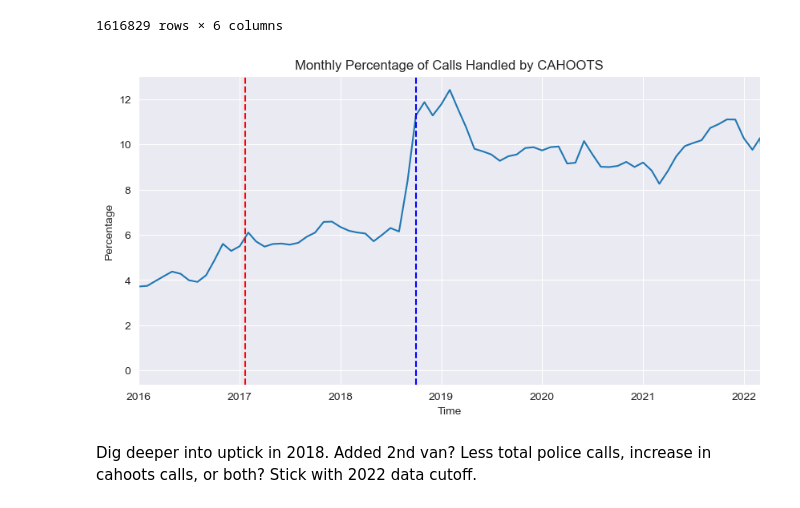
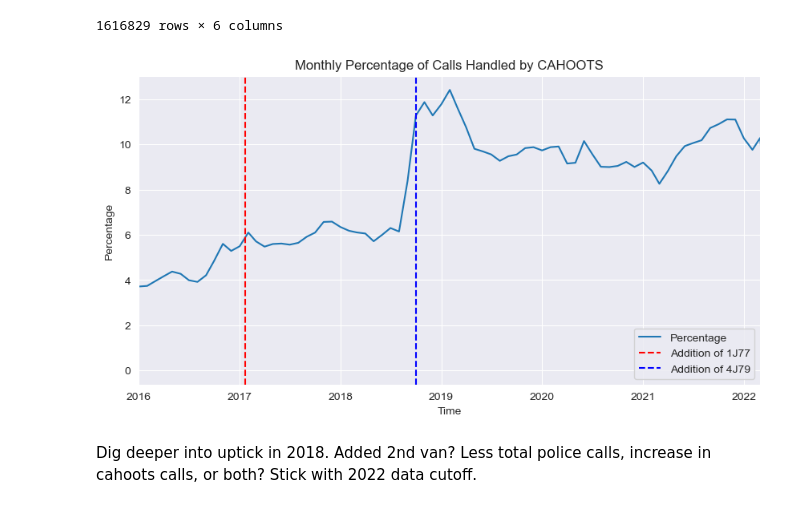
Before and after one commit to Elijah-Andrae56/ADCSI4SJ-EAndrae, a Jupyter notebook: DCSI 410 Final Project/cahoots_calls_over_time.ipynb, the cells around one changed output. Saved outputs shown, nothing was run; the diff lists cells and outputs as text; code cells hidden in the pictures.

```diff
--- a/DCSI 410 Final Project/cahoots_calls_over_time.ipynb
+++ b/DCSI 410 Final Project/cahoots_calls_over_time.ipynb
@@ -124,20 +124,21 @@ call_sign_times = {
 # %%
 plt.figure(figsize=(10, 5))
 plt.plot(results_table['Time'], results_table['Percentage'], label="Percentage")
 plt.title('Monthly Percentage of Calls Handled by CAHOOTS')
 plt.xlabel('Time')
 plt.ylabel('Percentage')
 plt.grid(True)
 
 plt.axvline(pd.to_datetime(call_sign_times['1J77']['First']), label='Addition of 1J77', color='r', linestyle='--')
 plt.axvline(pd.to_datetime(call_sign_times['4J79']['First']), label='Addition of 4J79', color='b', linestyle='--')
 
+plt.legend(loc="lower right")
 
 plt.xlim([pd.to_datetime("2016"), pd.to_datetime("2022-3-1")])
 
 plt.show()
 # %% [output]
-[figure, old version]
+[figure, new version]
 # %% [markdown]
 Dig deeper into uptick in 2018. Added 2nd van? Less total police calls, increase in cahoots calls, or both?
 Stick with 2022 data cutoff.
```
Also changed, not shown: parts of 3 cells of this notebook.
